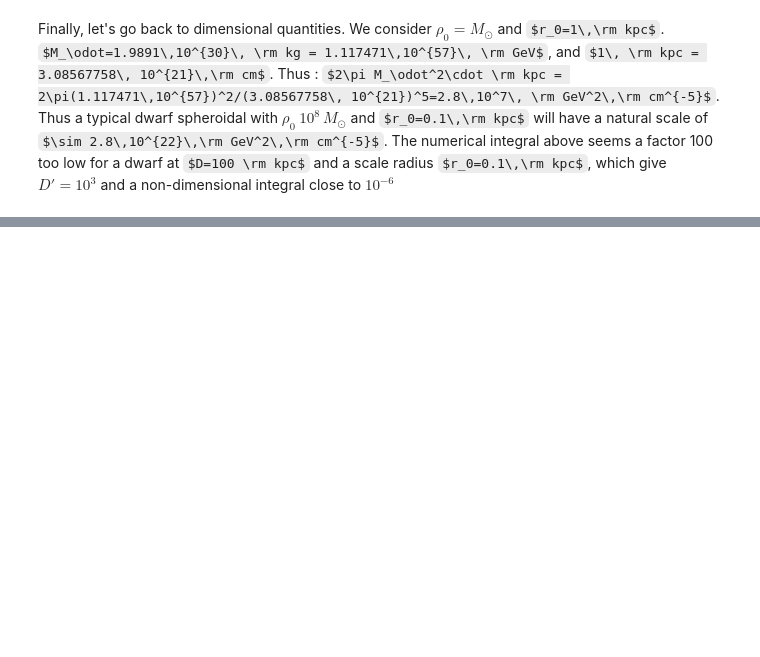
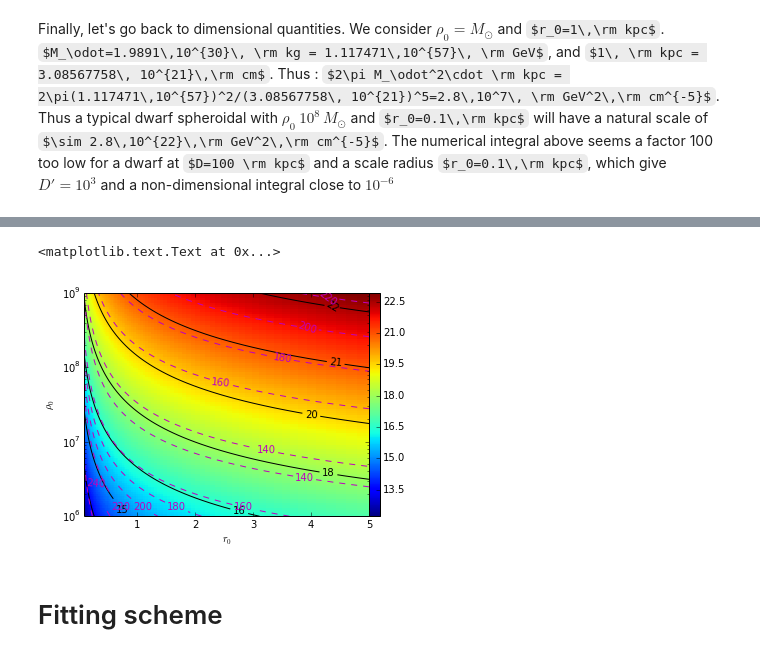
Before and after one commit to achiappo/FRESKA, a Jupyter notebook: spherical_jeans_analysis.ipynb, the cells around one changed output, grey strips where cells are left out. Saved outputs shown, nothing was run; the diff lists cells and outputs as text; code cells hidden in the pictures; some formulas as TeX source; blank space fills up the shorter version.

```diff
--- a/spherical_jeans_analysis.ipynb
+++ b/spherical_jeans_analysis.ipynb
@@ -421,0 +440,25 @@ sciint.nquad?
+# %%
+rho0_array = np.logspace(6.,9.,100)
+'''
+J = np.empty([len(rho0_array),len(r0_array)])
+for i,rho0 in enumerate(rho0_array):
+    for j,r0 in enumerate(r0_array):
+        J[i,j] = Jfactor(106,np.inf,r0,rho0,0.5)
+np.save('output/Jgrid_umaI',J)
+'''
+J = np.load('output/Jgrid_umaI.npy')
+L = np.load("output/Lgrid_umaI.npy")    # evaluated externally using gridL.py
+jplot = plt.pcolormesh(r0_array,rho0_array,np.log10(J))
+ctj = plt.contour(r0_array,rho0_array,np.log10(J),colors='k')
+ctl = plt.contour(r0_array,rho0_array,L,linestyles='dashed',colors='m')
+plt.clabel(ctj,inline=1,fmt='%1.0f',colors='k')
+plt.clabel(ctl,inline=1,fmt='%1.0f',colors='m')
+plt.colorbar(jplot,pad=0)
+plt.semilogy()
+plt.ylabel(r'$\rho_0$')
+plt.xlabel(r'$r_0$')
+# %% [output]
+<matplotlib.text.Text at 0x...>
+[figure, added]
+# %% [markdown]
+# Fitting scheme
```
Also changed, not shown: parts of 20 cells of this notebook.
